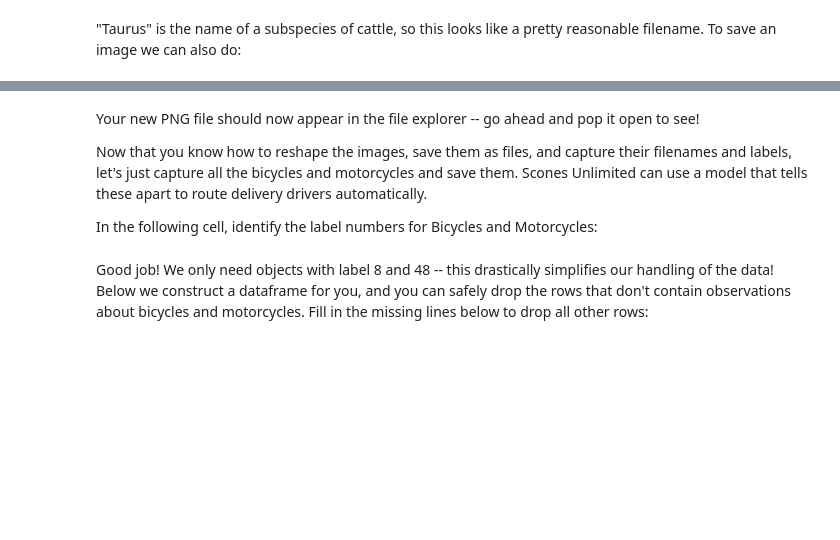
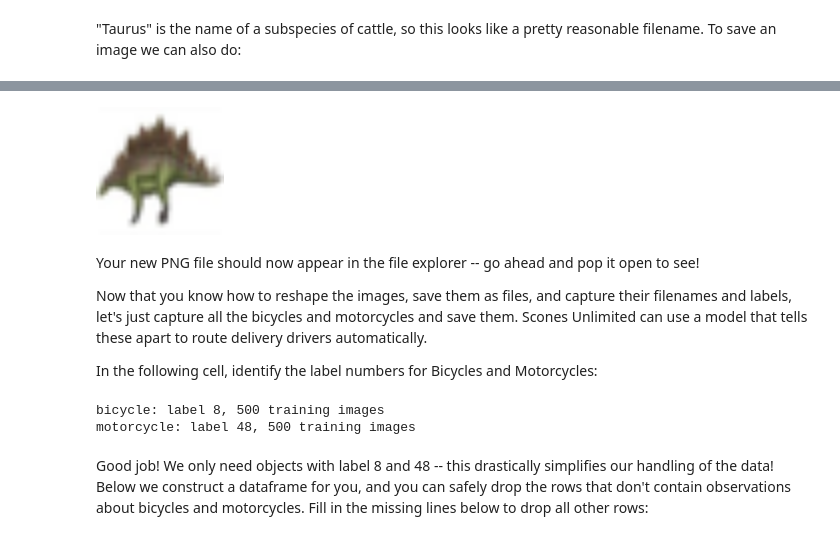
Before and after one commit to mirmehdi/scones-unlimited-ml-awsworkflow, a Jupyter notebook: starter.ipynb, the cells around one changed output, grey strips where cells are left out. Cells and saved outputs as stored; diff of their text form; code cells hidden in the pictures; blank space fills up the shorter version.

```diff
--- a/starter.ipynb
+++ b/starter.ipynb
@@ -137,3 +182,8 @@ plt.imsave("file.png", test_image)
+# %%
+from IPython.display import Image
+Image("file.png", width=128)
+# %% [output]
+[figure, added]
 # %% [markdown]
 Your new PNG file should now appear in the file explorer -- go ahead and pop it open to see!
 
@@ -147,3 +193,17 @@ import pandas as pd
+# %%
+import pandas as pd                                              # tables (used in the next cells)
+
+# Todo: Filter the dataset_train and dataset_meta objects to find the label numbers for Bicycle and Motorcycles
+label_names = [name.decode("utf-8")                              # b'bicycle' -> 'bicycle' (bytes -> text)
+               for name in dataset_meta[b'fine_label_names']]    # all 100 names; position = label number
+
+for name in ["bicycle", "motorcycle"]:
+    label = label_names.index(name)                              # position of the name = its label number
+    count = dataset_train[b'fine_labels'].count(label)           # how many training images have this label
+    print(f"{name}: label {label}, {count} training images")
+# %% [output]
+bicycle: label 8, 500 training images
+motorcycle: label 48, 500 training images
 # %% [markdown]
 Good job! We only need objects with label 8 and 48 -- this drastically simplifies our handling of the data! Below we construct a dataframe for you, and you can safely drop the rows that don't contain observations about bicycles and motorcycles. Fill in the missing lines below to drop all other rows:
 # %%
```
Also changed, not shown: parts of 21 cells of this notebook.
